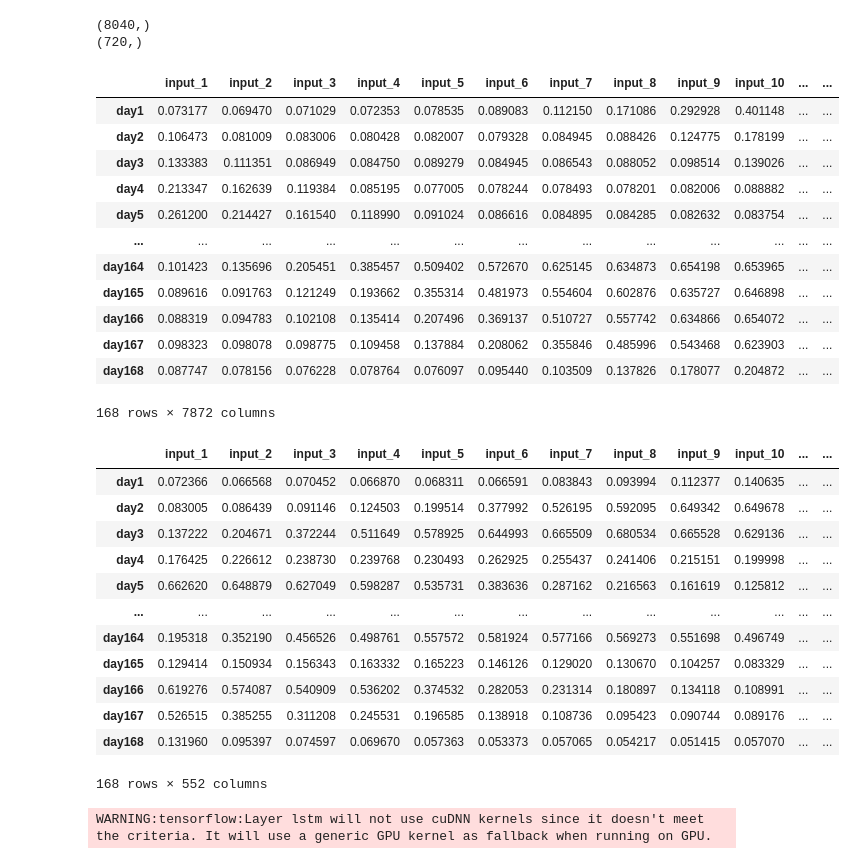
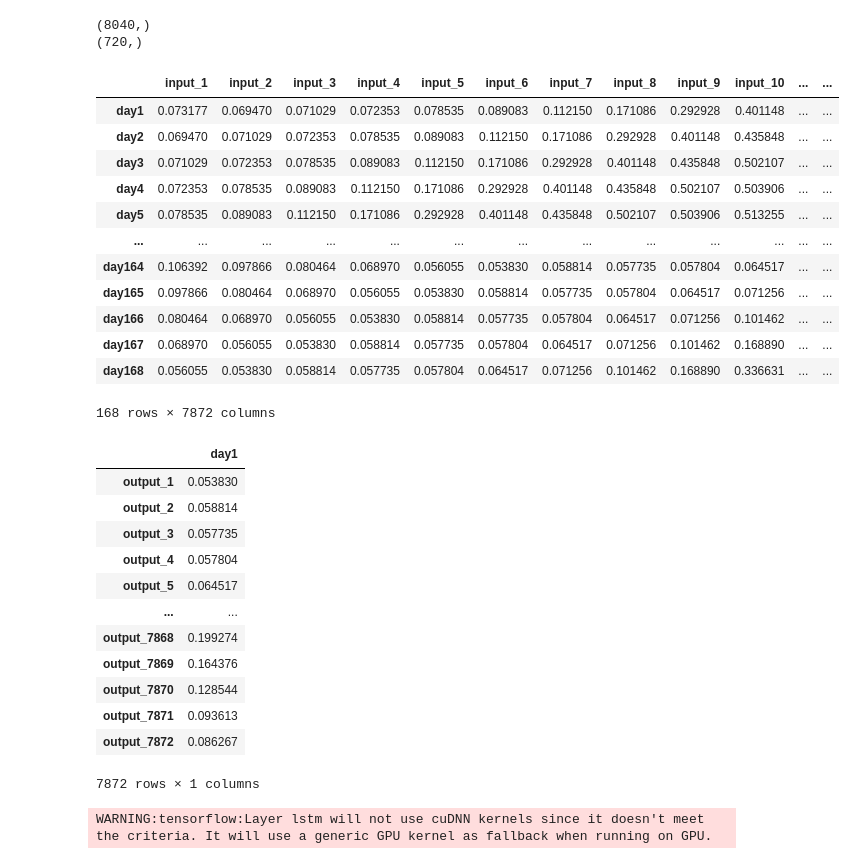
Before and after one commit to choijian/Care4All-AI-Model, a Jupyter notebook: lstm_modeling.ipynb, the cells around one changed output. Saved outputs shown, nothing was run; the diff lists cells and outputs as text; code cells hidden in the pictures.

Commit message:
Comment: train_data 차원 설명 변경

```diff
--- a/lstm_modeling.ipynb
+++ b/lstm_modeling.ipynb
@@ -68,39 +72,39 @@ x_test, y_test = split_sequence(scaled_test, n_steps)
 # %%
-pd.DataFrame(x_train.reshape(x_train.shape[1],x_train.shape[0]),
+pd.DataFrame(x_train.T,
              index = [f'day{x+1}' for x in range(x_train.shape[1])],
              columns = [f'input_{x+1}' for x in range(x_train.shape[0])])
 # %% [output]
 |  | input_1 | input_2 | input_3 | input_4 | input_5 | input_6 | input_7 | input_8 | input_9 | input_10 | ... | ... |
 | day1 | 0.073177 | 0.069470 | 0.071029 | 0.072353 | 0.078535 | 0.089083 | 0.112150 | 0.171086 | 0.292928 | 0.401148 | ... | ... |
-| day2 | 0.106473 | 0.081009 | 0.083006 | 0.080428 | 0.082007 | 0.079328 | 0.084945 | 0.088426 | 0.124775 | 0.178199 | ... | ... |
-| day3 | 0.133383 | 0.111351 | 0.086949 | 0.084750 | 0.089279 | 0.084945 | 0.086543 | 0.088052 | 0.098514 | 0.139026 | ... | ... |
-| day4 | 0.213347 | 0.162639 | 0.119384 | 0.085195 | 0.077005 | 0.078244 | 0.078493 | 0.078201 | 0.082006 | 0.088882 | ... | ... |
-| day5 | 0.261200 | 0.214427 | 0.161540 | 0.118990 | 0.091024 | 0.086616 | 0.084895 | 0.084285 | 0.082632 | 0.083754 | ... | ... |
+| day2 | 0.069470 | 0.071029 | 0.072353 | 0.078535 | 0.089083 | 0.112150 | 0.171086 | 0.292928 | 0.401148 | 0.435848 | ... | ... |
+| day3 | 0.071029 | 0.072353 | 0.078535 | 0.089083 | 0.112150 | 0.171086 | 0.292928 | 0.401148 | 0.435848 | 0.502107 | ... | ... |
+| day4 | 0.072353 | 0.078535 | 0.089083 | 0.112150 | 0.171086 | 0.292928 | 0.401148 | 0.435848 | 0.502107 | 0.503906 | ... | ... |
+| day5 | 0.078535 | 0.089083 | 0.112150 | 0.171086 | 0.292928 | 0.401148 | 0.435848 | 0.502107 | 0.503906 | 0.513255 | ... | ... |
 | ... | ... | ... | ... | ... | ... | ... | ... | ... | ... | ... | ... | ... |
-| day164 | 0.101423 | 0.135696 | 0.205451 | 0.385457 | 0.509402 | 0.572670 | 0.625145 | 0.634873 | 0.654198 | 0.653965 | ... | ... |
-| day165 | 0.089616 | 0.091763 | 0.121249 | 0.193662 | 0.355314 | 0.481973 | 0.554604 | 0.602876 | 0.635727 | 0.646898 | ... | ... |
-| day166 | 0.088319 | 0.094783 | 0.102108 | 0.135414 | 0.207496 | 0.369137 | 0.510727 | 0.557742 | 0.634866 | 0.654072 | ... | ... |
-| day167 | 0.098323 | 0.098078 | 0.098775 | 0.109458 | 0.137884 | 0.208062 | 0.355846 | 0.485996 | 0.543468 | 0.623903 | ... | ... |
-| day168 | 0.087747 | 0.078156 | 0.076228 | 0.078764 | 0.076097 | 0.095440 | 0.103509 | 0.137826 | 0.178077 | 0.204872 | ... | ... |
+| day164 | 0.106392 | 0.097866 | 0.080464 | 0.068970 | 0.056055 | 0.053830 | 0.058814 | 0.057735 | 0.057804 | 0.064517 | ... | ... |
+| day165 | 0.097866 | 0.080464 | 0.068970 | 0.056055 | 0.053830 | 0.058814 | 0.057735 | 0.057804 | 0.064517 | 0.071256 | ... | ... |
+| day166 | 0.080464 | 0.068970 | 0.056055 | 0.053830 | 0.058814 | 0.057735 | 0.057804 | 0.064517 | 0.071256 | 0.101462 | ... | ... |
+| day167 | 0.068970 | 0.056055 | 0.053830 | 0.058814 | 0.057735 | 0.057804 | 0.064517 | 0.071256 | 0.101462 | 0.168890 | ... | ... |
+| day168 | 0.056055 | 0.053830 | 0.058814 | 0.057735 | 0.057804 | 0.064517 | 0.071256 | 0.101462 | 0.168890 | 0.336631 | ... | ... |
 168 rows × 7872 columns
 # %%
-pd.DataFrame(x_test.reshape(x_test.shape[1],x_test.shape[0]),
-             index = [f'day{x+1}' for x in range(x_test.shape[1])],
-             columns = [f'input_{x+1}' for x in range(x_test.shape[0])])
+pd.DataFrame(y_train.T,
+             index = [f'output_{x+1}' for x in range(y_train.shape[0])],
+             columns = [f'day1'])
 # %% [output]
-|  | input_1 | input_2 | input_3 | input_4 | input_5 | input_6 | input_7 | input_8 | input_9 | input_10 | ... | ... |
-| day1 | 0.072366 | 0.066568 | 0.070452 | 0.066870 | 0.068311 | 0.066591 | 0.083843 | 0.093994 | 0.112377 | 0.140635 | ... | ... |
-| day2 | 0.083005 | 0.086439 | 0.091146 | 0.124503 | 0.199514 | 0.377992 | 0.526195 | 0.592095 | 0.649342 | 0.649678 | ... | ... |
-| day3 | 0.137222 | 0.204671 | 0.372244 | 0.511649 | 0.578925 | 0.644993 | 0.665509 | 0.680534 | 0.665528 | 0.629136 | ... | ... |
-| day4 | 0.176425 | 0.226612 | 0.238730 | 0.239768 | 0.230493 | 0.262925 | 0.255437 | 0.241406 | 0.215151 | 0.199998 | ... | ... |
-| day5 | 0.662620 | 0.648879 | 0.627049 | 0.598287 | 0.535731 | 0.383636 | 0.287162 | 0.216563 | 0.161619 | 0.125812 | ... | ... |
-| ... | ... | ... | ... | ... | ... | ... | ... | ... | ... | ... | ... | ... |
-| day164 | 0.195318 | 0.352190 | 0.456526 | 0.498761 | 0.557572 | 0.581924 | 0.577166 | 0.569273 | 0.551698 | 0.496749 | ... | ... |
-| day165 | 0.129414 | 0.150934 | 0.156343 | 0.163332 | 0.165223 | 0.146126 | 0.129020 | 0.130670 | 0.104257 | 0.083329 | ... | ... |
-| day166 | 0.619276 | 0.574087 | 0.540909 | 0.536202 | 0.374532 | 0.282053 | 0.231314 | 0.180897 | 0.134118 | 0.108991 | ... | ... |
-| day167 | 0.526515 | 0.385255 | 0.311208 | 0.245531 | 0.196585 | 0.138918 | 0.108736 | 0.095423 | 0.090744 | 0.089176 | ... | ... |
-| day168 | 0.131960 | 0.095397 | 0.074597 | 0.069670 | 0.057363 | 0.053373 | 0.057065 | 0.054217 | 0.051415 | 0.057070 | ... | ... |
+|  | day1 |
+| output_1 | 0.053830 |
+| output_2 | 0.058814 |
+| output_3 | 0.057735 |
+| output_4 | 0.057804 |
+| output_5 | 0.064517 |
+| ... | ... |
+| output_7868 | 0.199274 |
+| output_7869 | 0.164376 |
+| output_7870 | 0.128544 |
+| output_7871 | 0.093613 |
+| output_7872 | 0.086267 |
-168 rows × 552 columns
+7872 rows × 1 columns
 # %%
 model = Sequential()
 
```
Also changed, not shown: parts of 2 cells of this notebook, 1 other file.
